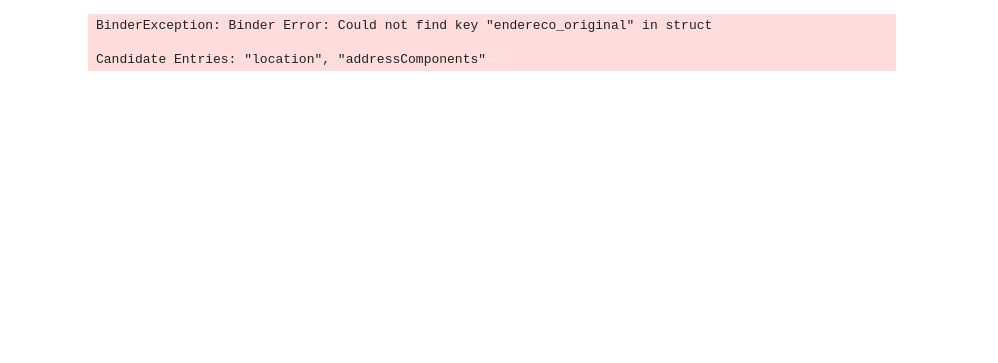
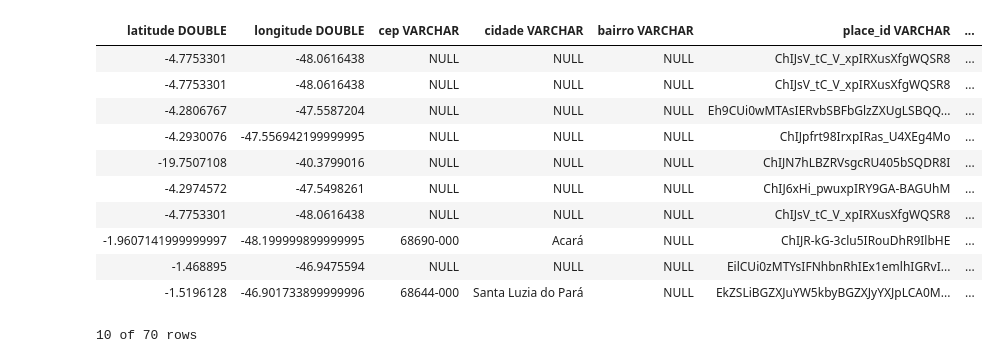
Before and after one commit to Fa-Fe/geocodefreekey, a Jupyter notebook: duck.ipynb, the cells around one changed output. Cells and saved outputs as stored; diff of their text form; code cells hidden in the pictures; blank space fills up the shorter version.

```diff
--- a/duck.ipynb
+++ b/duck.ipynb
@@ -19,30 +19,53 @@ c
 10 of 70 rows
 # %%
+consult = dk.sql("""
+    SELECT
+        -- Dados geográficos
+        resultado.location.latitude AS latitude,
+        resultado.location.longitude AS longitude,
 
+        -- Dados do endereço
+        resultado.postalAddress.postalCode AS cep,
+        resultado.postalAddress.locality AS cidade,
+        resultado.postalAddress.sublocality AS bairro,
 
-consult = dk.sql("""SELECT
-    resultado.location.latitude as Latitude,
-    resultado.location.longitude as Longitude,
-    resultado.postalAddress.postalcode as CEP,
-    resultado.postalAddress.locality as Cidade,
-    resultado.postalAddress.sublocality as Bairro,
-    resultado.postalAddress.addressLines[1] AS endereco,
-    resultado.placeId,
-    resultado.formattedAddress AS endereco_formatado,
-    resultado.granularity as Precisão,
-    endereco_original
+        -- Dados do resultado da geocodificação
+        resultado.placeId AS place_id,
+        resultado.formattedAddress AS endereco_formatado,
+        resultado.granularity AS precisao,
 
-FROM (
-    SELECT
-        UNNEST(resposta.results) AS resultado
-    FROM read_json_auto('data/output/dados_anel_leste_faltantes.jsonl')
-);""")
+        -- Dados originais do imóvel
+        descricao_local,
+        tipo_local,
+        municipio,
+        orgao_responsavel,
+        descricao_imovel as nome_imovel,
+        endereco_original
+
+    FROM (
+        SELECT
+            *,
+            UNNEST(resposta.results) AS resultado
+        FROM read_json_auto(
+            'data/output/dados_anel_leste_faltantes.jsonl'
+        )
+    )
+""")
 
 consult
 # %% [output]
+| latitude DOUBLE | longitude DOUBLE | cep VARCHAR | cidade VARCHAR | bairro VARCHAR | place_id VARCHAR | ... |
+| -4.7753301 | -48.0616438 | NULL | NULL | NULL | ChIJsV_tC_V_xpIRXusXfgWQSR8 | ... |
+| -4.7753301 | -48.0616438 | NULL | NULL | NULL | ChIJsV_tC_V_xpIRXusXfgWQSR8 | ... |
+| -4.2806767 | -47.5587204 | NULL | NULL | NULL | Eh9CUi0wMTAsIERvbSBFbGlzZXUgLSBQQ... | ... |
+| -4.2930076 | -47.556942199999995 | NULL | NULL | NULL | ChIJpfrt98IrxpIRas_U4XEg4Mo | ... |
+| -19.7507108 | -40.3799016 | NULL | NULL | NULL | ChIJN7hLBZRVsgcRU405bSQDR8I | ... |
+| -4.2974572 | -47.5498261 | NULL | NULL | NULL | ChIJ6xHi_pwuxpIRY9GA-BAGUhM | ... |
+| -4.7753301 | -48.0616438 | NULL | NULL | NULL | ChIJsV_tC_V_xpIRXusXfgWQSR8 | ... |
+| -1.9607141999999997 | -48.199999899999995 | 68690-000 | Acará | NULL | ChIJR-kG-3clu5IRouDhR9IlbHE | ... |
+| -1.468895 | -46.9475594 | NULL | NULL | NULL | EilCUi0zMTYsIFNhbnRhIEx1emlhIGRvI... | ... |
+| -1.5196128 | -46.901733899999996 | 68644-000 | Santa Luzia do Pará | NULL | EkZSLiBGZXJuYW5kbyBGZXJyYXJpLCA0M... | ... |
-BinderException: Binder Error: Could not find key "endereco_original" in struct
-
-Candidate Entries: "location", "addressComponents"
+10 of 70 rows
 # %%
 consult.write_csv('data/output/resultado_anel_leste.csv')
 # %%
```
Also changed, not shown: parts of 2 cells of this notebook, 9 other files.
